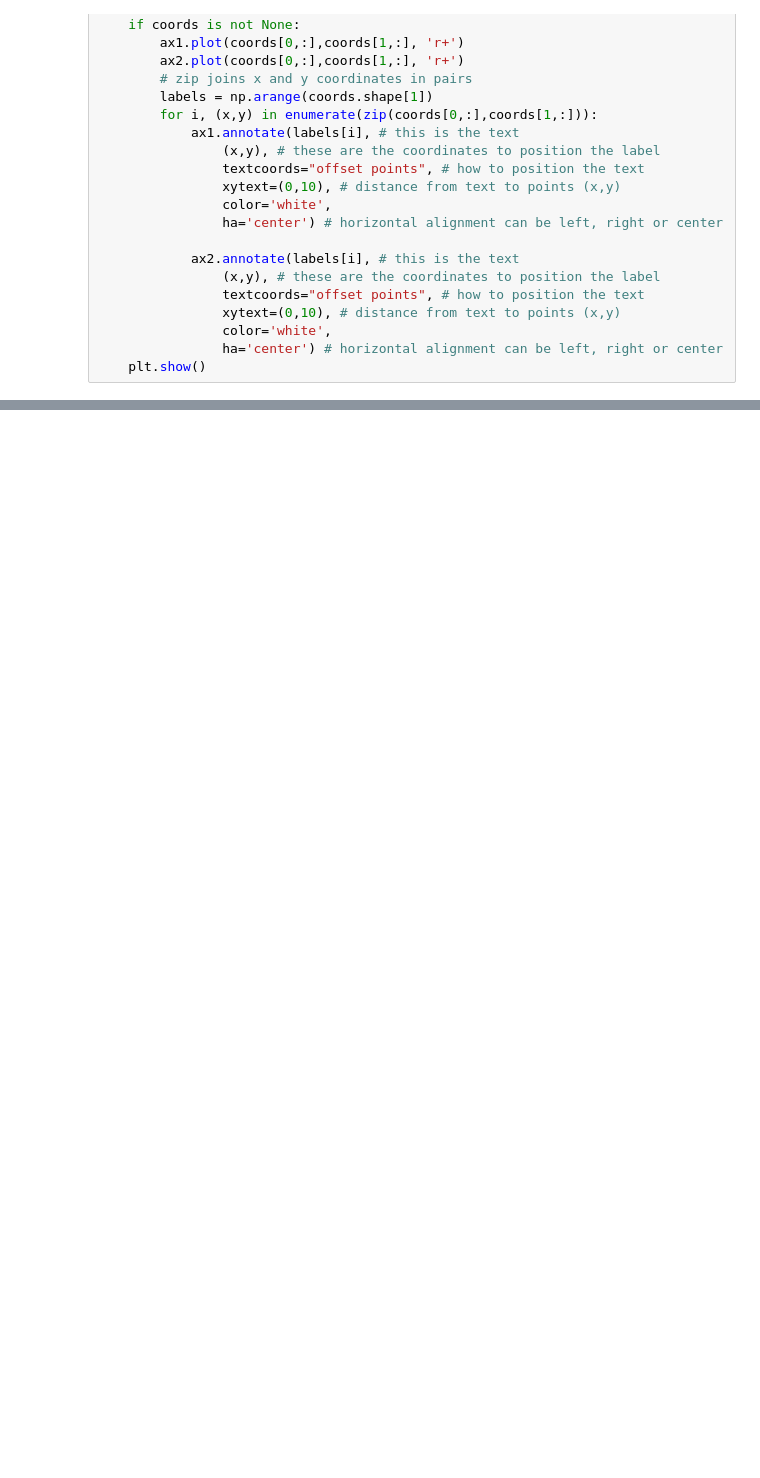
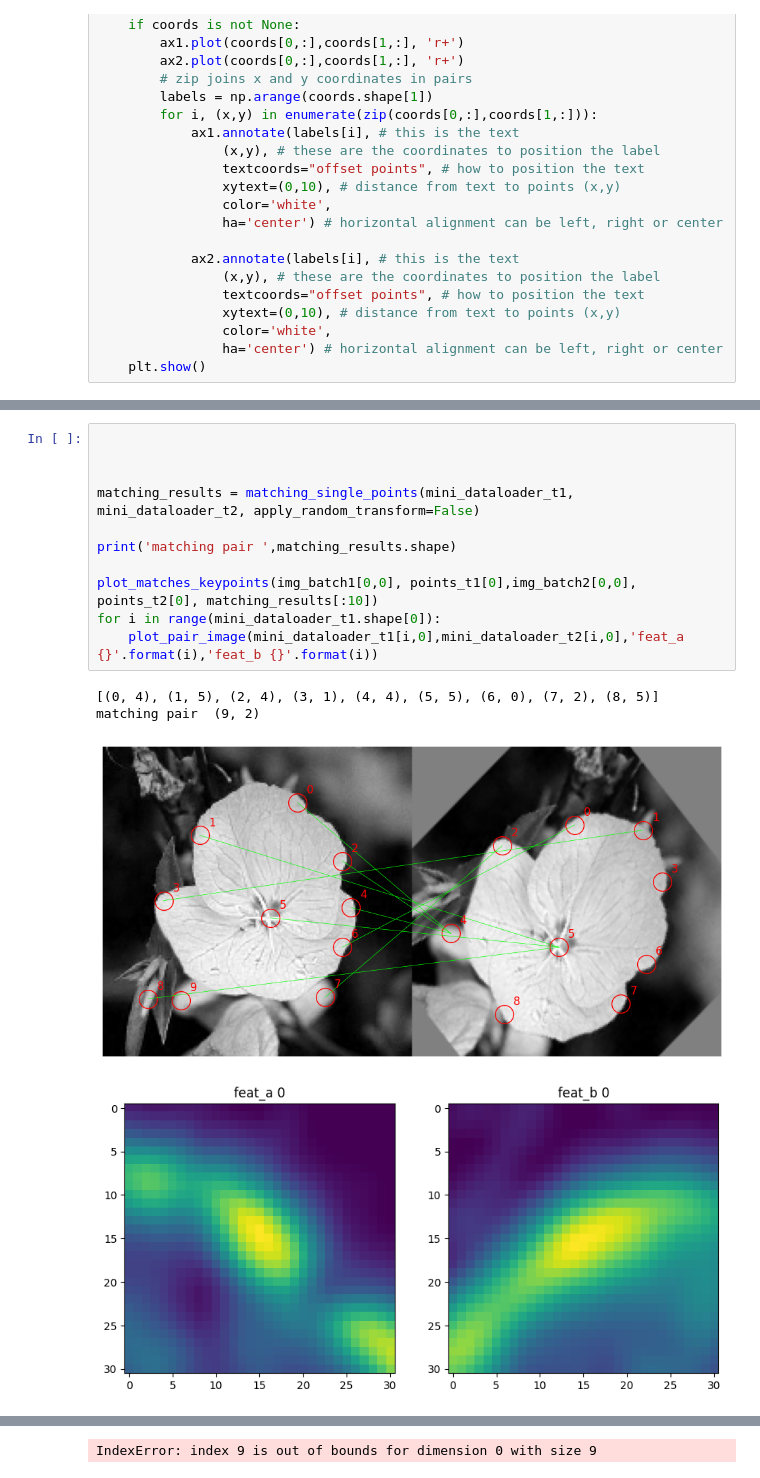
Before and after one commit to binarycode11/singular-points, a Jupyter notebook: siamesa.ipynb, the cells around one changed output, grey strips where cells are left out. Cells and saved outputs as stored; diff of their text form; blank space fills up the shorter version.

```diff
--- a/siamesa.ipynb
+++ b/siamesa.ipynb
@@ -631,0 +624,16 @@ tensor(0., device='cuda:0') tensor(14., device='cuda:0') tensor(0.9594, device='
+# %%
+
+
+
+matching_results = matching_single_points(mini_dataloader_t1, mini_dataloader_t2, apply_random_transform=False)
+
+print('matching pair ',matching_results.shape)
+
+plot_matches_keypoints(img_batch1[0,0], points_t1[0],img_batch2[0,0], points_t2[0], matching_results[:10])
+for i in range(mini_dataloader_t1.shape[0]):
+    plot_pair_image(mini_dataloader_t1[i,0],mini_dataloader_t2[i,0],'feat_a {}'.format(i),'feat_b {}'.format(i))
+# %% [output]
+[(0, 4), (1, 5), (2, 4), (3, 1), (4, 4), (5, 5), (6, 0), (7, 2), (8, 5)]
+matching pair  (9, 2)
+[figure, added]
+[figure, added]
@@ -631,0 +648 @@ tensor(0., device='cuda:0') tensor(14., device='cuda:0') tensor(0.9594, device='
+IndexError: index 9 is out of bounds for dimension 0 with size 9
```
Also changed, not shown: parts of 16 cells of this notebook, 4 other files.
